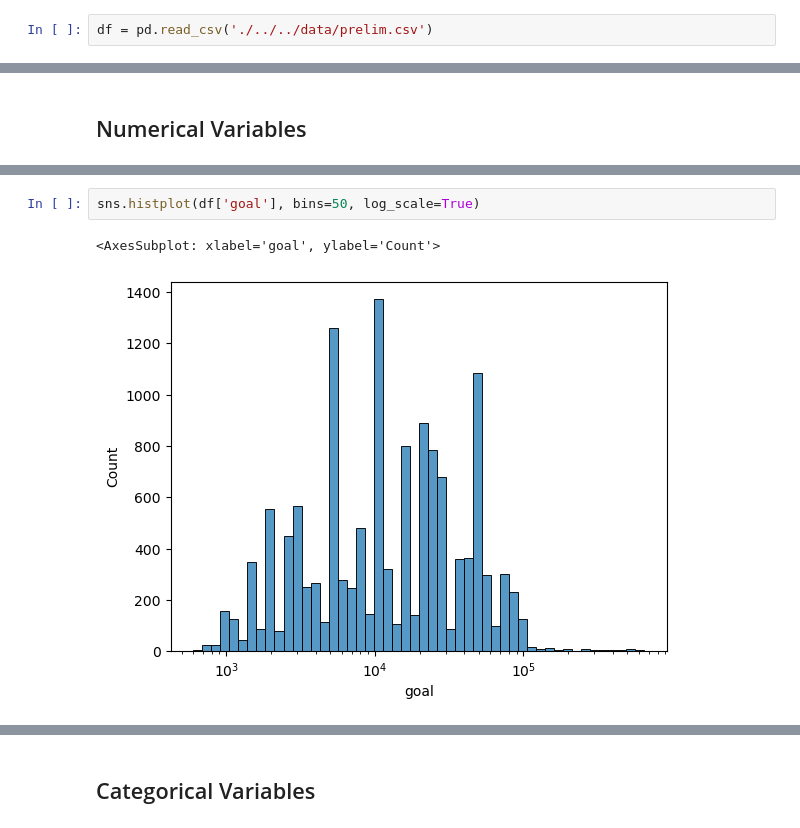
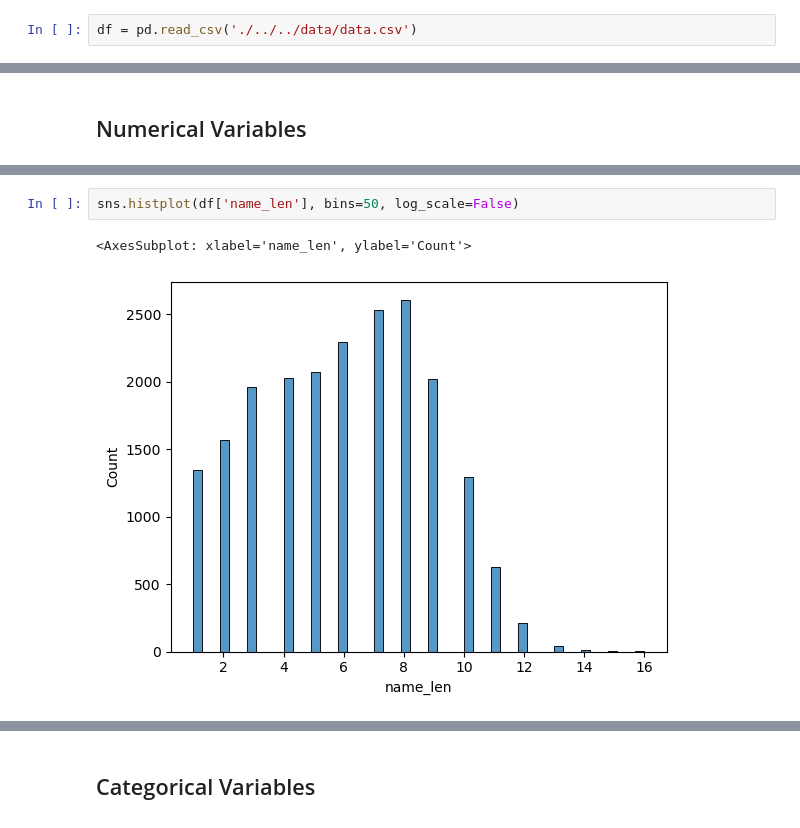
Before and after one commit to patilpushkarp/kickstarter-analysis, a Jupyter notebook: kick/docs/eda/univariate_analysis.ipynb, the cells around one changed output, grey strips where cells are left out. Saved outputs shown, nothing was run; the diff lists cells and outputs as text.

```diff
--- a/kick/docs/eda/univariate_analysis.ipynb
+++ b/kick/docs/eda/univariate_analysis.ipynb
@@ -7,5 +10,5 @@ import matplotlib.pyplot as plt
 # %%
-df = pd.read_csv('./../../data/prelim.csv')
+df = pd.read_csv('./../../data/data.csv')
 # %%
 df.shape
 # %% [output]
@@ -31,5 +41,5 @@ sns.histplot(df['goal'], bins=50, log_scale=True)
 # %%
-sns.histplot(df['goal'], bins=50, log_scale=True)
+sns.histplot(df['name_len'], bins=50, log_scale=False)
 # %% [output]
-<AxesSubplot: xlabel='goal', ylabel='Count'>
+<AxesSubplot: xlabel='name_len', ylabel='Count'>
-[figure, old version]
+[figure, new version]
```
Also changed, not shown: parts of 11 cells of this notebook, 4 other files.
